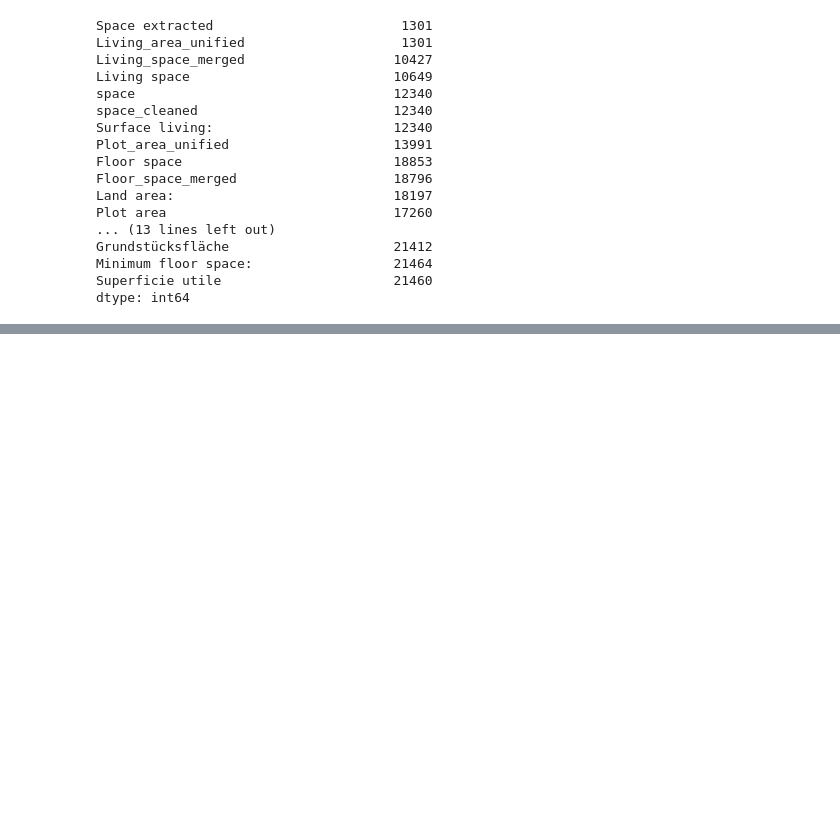
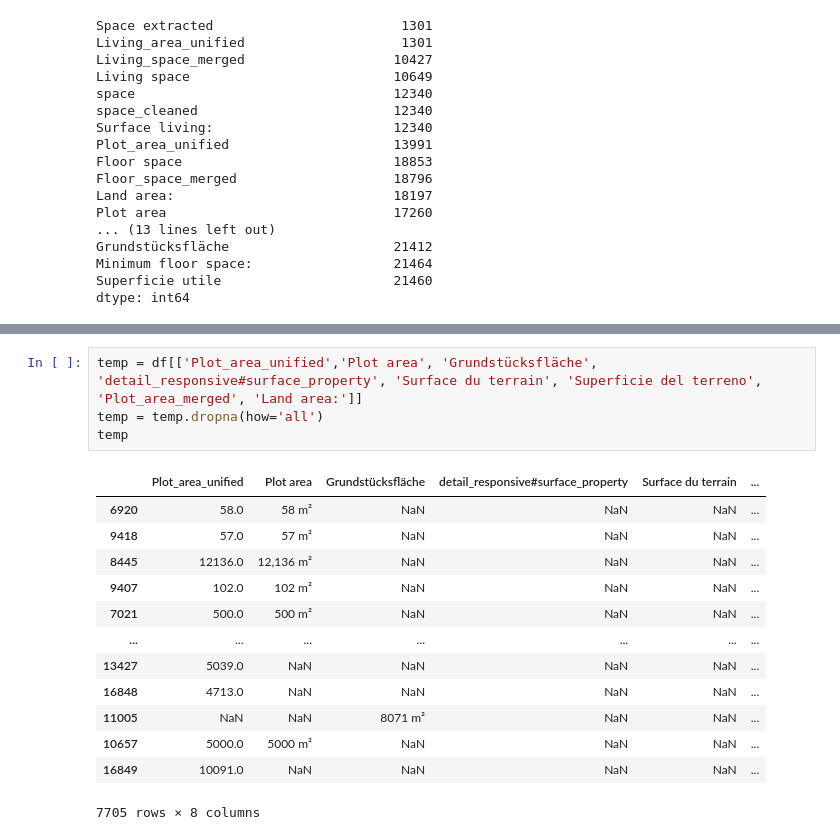
Before and after one commit to staldenhoefler/immo_challenge, a Jupyter notebook: notebooks/EDA_dsa.ipynb, the cells around one changed output, grey strips where cells are left out. Cells and saved outputs as stored; diff of their text form; blank space fills up the shorter version.

```diff
--- a/notebooks/EDA_dsa.ipynb
+++ b/notebooks/EDA_dsa.ipynb
@@ -414,0 +502,18 @@ dtype: int64
+# %%
+temp = df[['Plot_area_unified','Plot area', 'Grundstücksfläche', 'detail_responsive#surface_property', 'Surface du terrain', 'Superficie del terreno', 'Plot_area_merged', 'Land area:']]
+temp = temp.dropna(how='all')
+temp
+# %% [output]
+|  | Plot_area_unified | Plot area | Grundstücksfläche | detail_responsive#surface_property | Surface du terrain | ... |
+| 6920 | 58.0 | 58 m² | NaN | NaN | NaN | ... |
+| 9418 | 57.0 | 57 m² | NaN | NaN | NaN | ... |
+| 8445 | 12136.0 | 12,136 m² | NaN | NaN | NaN | ... |
+| 9407 | 102.0 | 102 m² | NaN | NaN | NaN | ... |
+| 7021 | 500.0 | 500 m² | NaN | NaN | NaN | ... |
+| ... | ... | ... | ... | ... | ... | ... |
+| 13427 | 5039.0 | NaN | NaN | NaN | NaN | ... |
+| 16848 | 4713.0 | NaN | NaN | NaN | NaN | ... |
+| 11005 | NaN | NaN | 8071 m² | NaN | NaN | ... |
+| 10657 | 5000.0 | 5000 m² | NaN | NaN | NaN | ... |
+| 16849 | 10091.0 | NaN | NaN | NaN | NaN | ... |
+7705 rows × 8 columns
```
Also changed, not shown: parts of 27 cells of this notebook, 3 other files.
